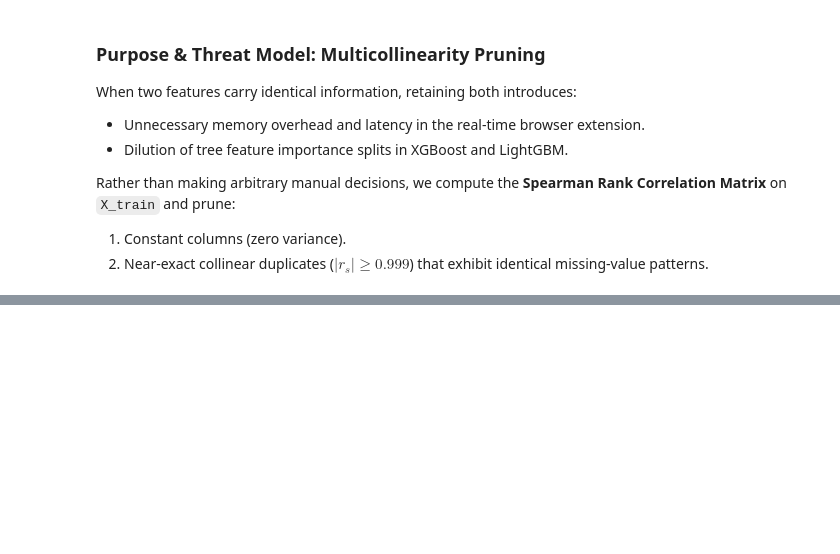
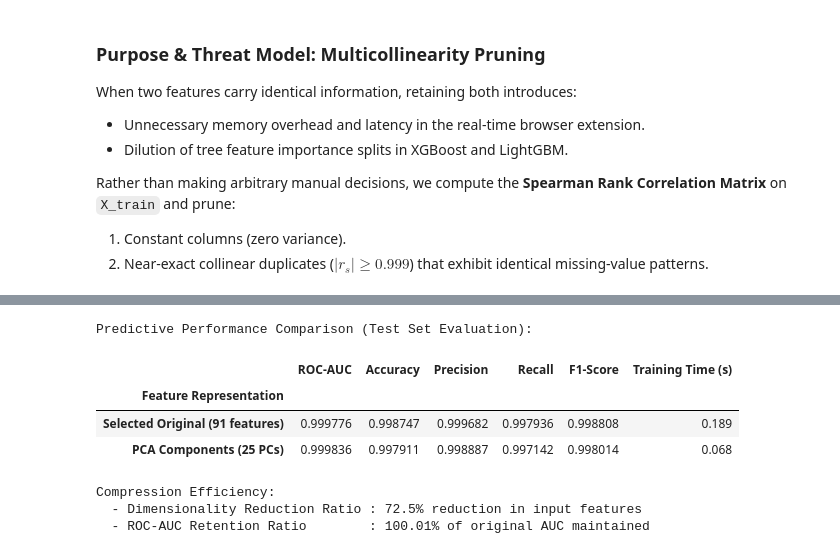
Before and after one commit to mohand-moustafa/PhishGuard-AI, a Jupyter notebook: notebooks/Advanced_Feature_Engineering.ipynb, the cells around one changed output, grey strips where cells are left out. Drawn from its saved outputs; the diff is of its cells as text; code cells hidden in the pictures; blank space fills up the shorter version.

```diff
--- a/notebooks/Advanced_Feature_Engineering.ipynb
+++ b/notebooks/Advanced_Feature_Engineering.ipynb
@@ -1962,0 +2104,60 @@ Pipeline Progression Summary:
+# %%
+# =========================================================================
+# MODEL EVALUATION: ORIGINAL SELECTED FEATURES VS. PCA COMPONENTS
+# =========================================================================
+
+# Benchmark 1: Logistic Regression on Original Selected Features
+clf_orig = LogisticRegression(max_iter=1000, random_state=RANDOM_STATE)
+t0 = time.time()
+clf_orig.fit(X_train_p, y_train)
+orig_train_time = time.time() - t0
+
+y_pred_orig = clf_orig.predict(X_test_p)
+y_prob_orig = clf_orig.predict_proba(X_test_p)[:, 1]
+
+metrics_orig = {
+    'Feature Representation': f'Selected Original ({X_train_p.shape[1]} features)',
+    'ROC-AUC': roc_auc_score(y_test, y_prob_orig),
+    'Accuracy': accuracy_score(y_test, y_pred_orig),
+    'Precision': precision_score(y_test, y_pred_orig),
+    'Recall': recall_score(y_test, y_pred_orig),
+    'F1-Score': f1_score(y_test, y_pred_orig),
+    'Training Time (s)': round(orig_train_time, 3)
+}
+
+# Benchmark 2: Logistic Regression on PCA Components
+clf_pca = LogisticRegression(max_iter=1000, random_state=RANDOM_STATE)
+t0 = time.time()
+clf_pca.fit(X_train_pca, y_train)
+pca_train_time = time.time() - t0
+
+y_pred_pca = clf_pca.predict(X_test_pca)
+y_prob_pca = clf_pca.predict_proba(X_test_pca)[:, 1]
+
+metrics_pca = {
+    'Feature Representation': f'PCA Components ({N_PCA_COMPONENTS} PCs)',
+    'ROC-AUC': roc_auc_score(y_test, y_prob_pca),
+    'Accuracy': accuracy_score(y_test, y_pred_pca),
+    'Precision': precision_score(y_test, y_pred_pca),
+    'Recall': recall_score(y_test, y_pred_pca),
+    'F1-Score': f1_score(y_test, y_pred_pca),
+    'Training Time (s)': round(pca_train_time, 3)
+}
+
+# Compile and display comparative benchmark table
+comparison_df = pd.DataFrame([metrics_orig, metrics_pca]).set_index('Feature Representation')
+print("Predictive Performance Comparison (Test Set Evaluation):")
+display(comparison_df)
+
+print(f"\nCompression Efficiency:")
+print(f"  - Dimensionality Reduction Ratio : {(1 - N_PCA_COMPONENTS / X_train_p.shape[1]) * 100:.1f}% reduction in input features")
+print(f"  - ROC-AUC Retention Ratio        : {(metrics_pca['ROC-AUC'] / metrics_orig['ROC-AUC']) * 100:.2f}% of original AUC maintained")
+# %% [output]
+Predictive Performance Comparison (Test Set Evaluation):
+|  | ROC-AUC | Accuracy | Precision | Recall | F1-Score | Training Time (s) |
+| Feature Representation |  |  |  |  |  |  |
+| Selected Original (91 features) | 0.999776 | 0.998747 | 0.999682 | 0.997936 | 0.998808 | 0.189 |
+| PCA Components (25 PCs) | 0.999836 | 0.997911 | 0.998887 | 0.997142 | 0.998014 | 0.068 |
+Compression Efficiency:
+  - Dimensionality Reduction Ratio : 72.5% reduction in input features
+  - ROC-AUC Retention Ratio        : 100.01% of original AUC maintained
```
Also changed, not shown: parts of 57 cells of this notebook, 26 other files.
